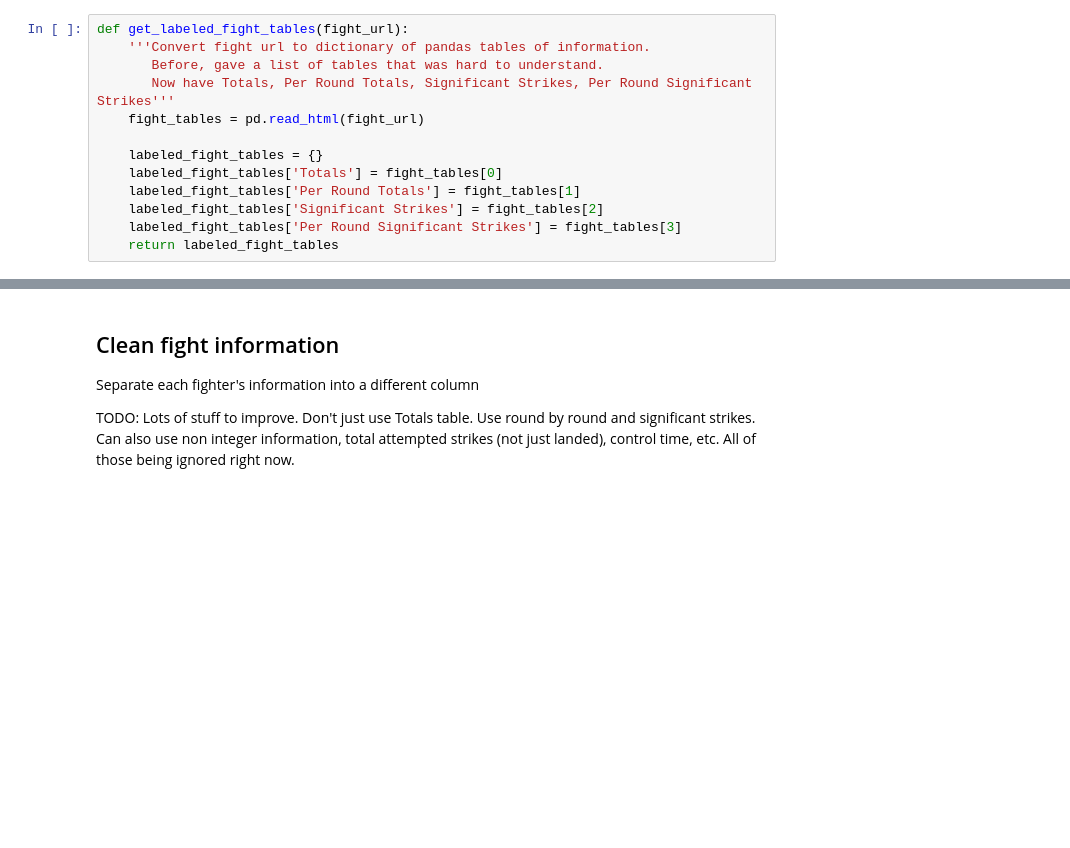
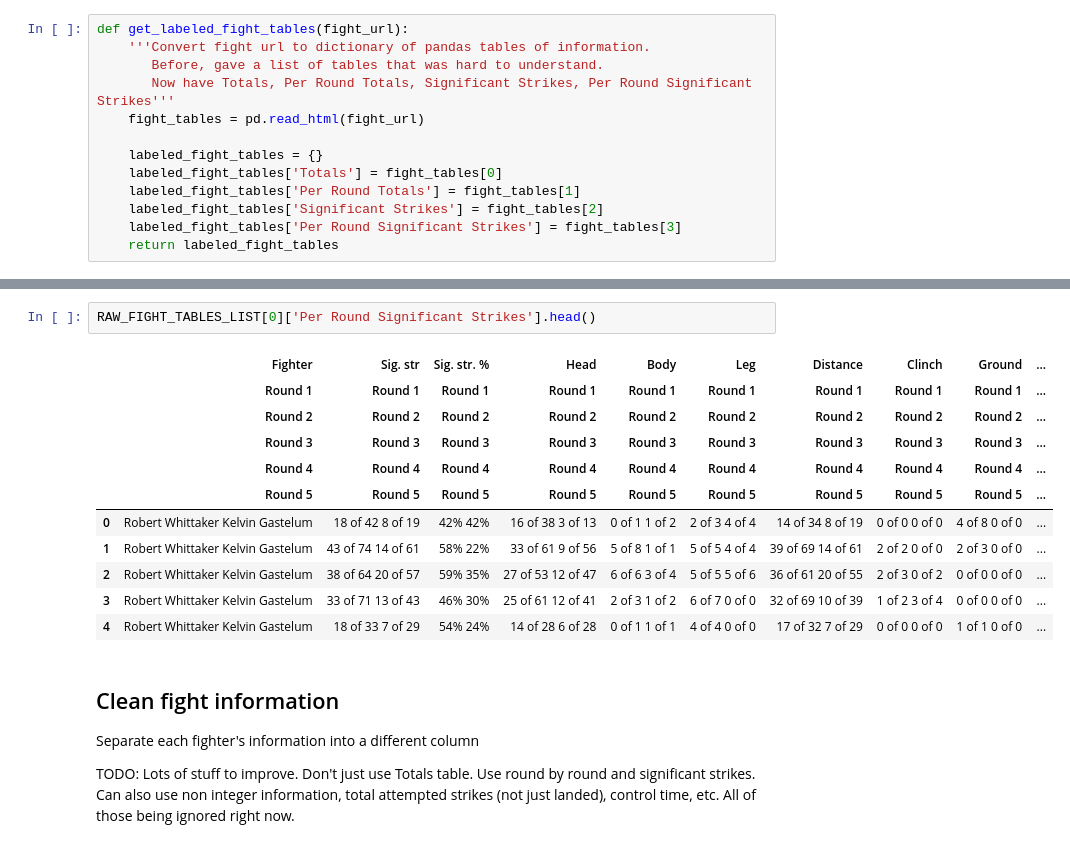
Before and after one commit to tylerlum/ufc_automated_scoring_system, a Jupyter notebook: UFC_Automated_Scoring_System.ipynb, the cells around one changed output, grey strips where cells are left out. Drawn from its saved outputs; the diff is of its cells as text; blank space fills up the shorter version.

```diff
--- a/UFC_Automated_Scoring_System.ipynb
+++ b/UFC_Automated_Scoring_System.ipynb
@@ -217,3 +240,17 @@ RAW_FIGHT_TABLES_LIST[0]['Totals'].head()
+# %%
+RAW_FIGHT_TABLES_LIST[0]['Per Round Significant Strikes'].head()
+# %% [output]
+|  | Fighter | Sig. str | Sig. str. % | Head | Body | Leg | Distance | Clinch | Ground | ... |
+|  | Round 1 | Round 1 | Round 1 | Round 1 | Round 1 | Round 1 | Round 1 | Round 1 | Round 1 | ... |
+|  | Round 2 | Round 2 | Round 2 | Round 2 | Round 2 | Round 2 | Round 2 | Round 2 | Round 2 | ... |
+|  | Round 3 | Round 3 | Round 3 | Round 3 | Round 3 | Round 3 | Round 3 | Round 3 | Round 3 | ... |
+|  | Round 4 | Round 4 | Round 4 | Round 4 | Round 4 | Round 4 | Round 4 | Round 4 | Round 4 | ... |
+|  | Round 5 | Round 5 | Round 5 | Round 5 | Round 5 | Round 5 | Round 5 | Round 5 | Round 5 | ... |
+| 0 | Robert Whittaker Kelvin Gastelum | 18 of 42 8 of 19 | 42% 42% | 16 of 38 3 of 13 | 0 of 1 1 of 2 | 2 of 3 4 of 4 | 14 of 34 8 of 19 | 0 of 0 0 of 0 | 4 of 8 0 of 0 | ... |
+| 1 | Robert Whittaker Kelvin Gastelum | 43 of 74 14 of 61 | 58% 22% | 33 of 61 9 of 56 | 5 of 8 1 of 1 | 5 of 5 4 of 4 | 39 of 69 14 of 61 | 2 of 2 0 of 0 | 2 of 3 0 of 0 | ... |
+| 2 | Robert Whittaker Kelvin Gastelum | 38 of 64 20 of 57 | 59% 35% | 27 of 53 12 of 47 | 6 of 6 3 of 4 | 5 of 5 5 of 6 | 36 of 61 20 of 55 | 2 of 3 0 of 2 | 0 of 0 0 of 0 | ... |
+| 3 | Robert Whittaker Kelvin Gastelum | 33 of 71 13 of 43 | 46% 30% | 25 of 61 12 of 41 | 2 of 3 1 of 2 | 6 of 7 0 of 0 | 32 of 69 10 of 39 | 1 of 2 3 of 4 | 0 of 0 0 of 0 | ... |
+| 4 | Robert Whittaker Kelvin Gastelum | 18 of 33 7 of 29 | 54% 24% | 14 of 28 6 of 28 | 0 of 1 1 of 1 | 4 of 4 0 of 0 | 17 of 32 7 of 29 | 0 of 0 0 of 0 | 1 of 1 0 of 0 | ... |
 # %% [markdown]
 ## Clean fight information
 
```
Also changed, not shown: parts of 20 cells of this notebook.
